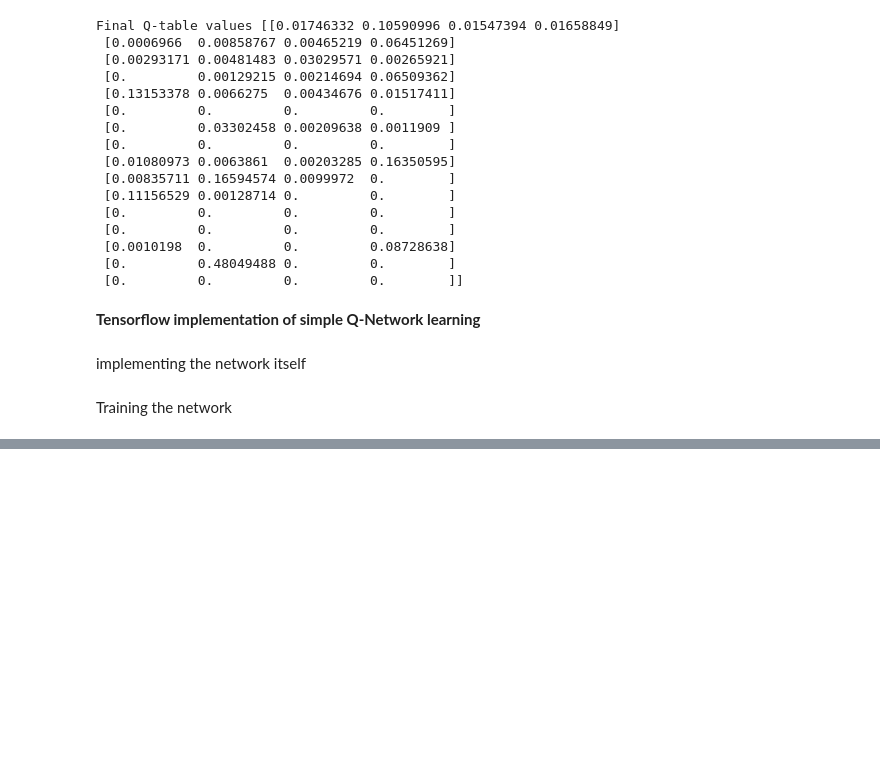
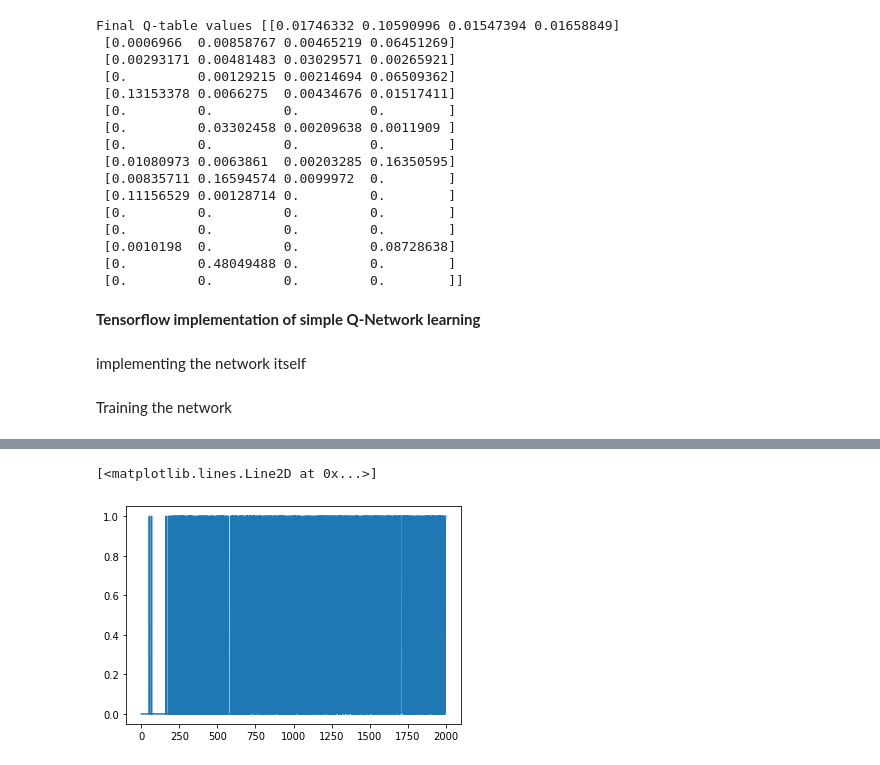
Before and after one commit to abhi1ranjan/RL-agorithm-practise, a Jupyter notebook: RL_algorithms_practise.ipynb, the cells around one changed output, grey strips where cells are left out. Saved outputs shown, nothing was run; the diff lists cells and outputs as text; code cells hidden in the pictures; blank space fills up the shorter version.

```diff
--- a/RL_algorithms_practise.ipynb
+++ b/RL_algorithms_practise.ipynb
@@ -153,0 +200,5 @@ Training the network
+# %%
+plt.plot(rList)
+# %% [output]
+[<matplotlib.lines.Line2D at 0x...>]
+[figure, added]
```
Also changed, not shown: parts of 9 cells of this notebook.
